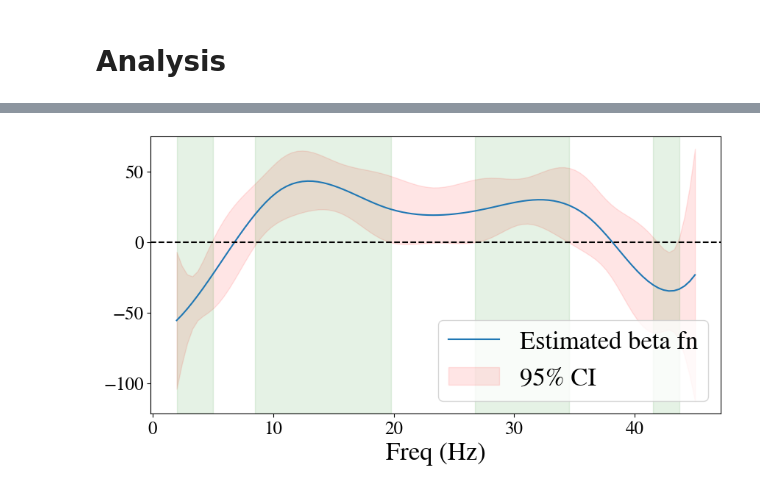
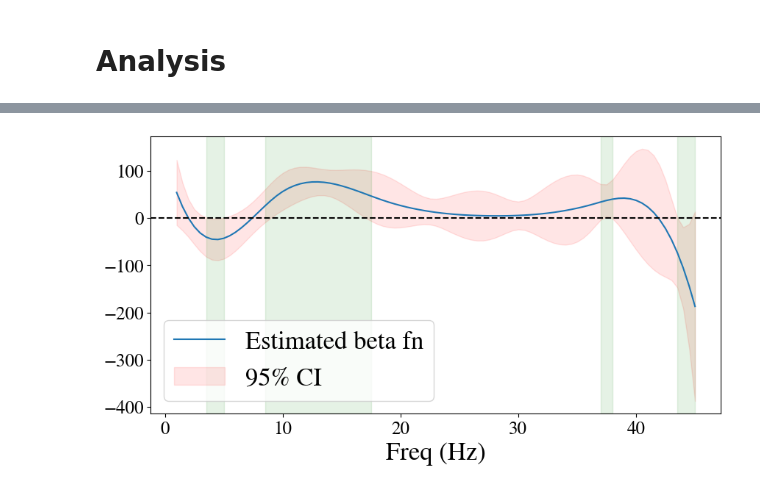
Before and after one commit to JINhuaqing/HDF, a Jupyter notebook: notebooks/real_data_run.ipynb, the cells around one changed output, grey strips where cells are left out. Drawn from its saved outputs; the diff is of its cells as text; code cells hidden in the pictures.

```diff
--- a/notebooks/real_data_run.ipynb
+++ b/notebooks/real_data_run.ipynb
@@ -2,6 +2,6 @@
 This file contains python code to check the hypothesis testing
 # %%
 RUN_PYTHON_SCRIPT = False
-SAVED_FOLDER = "real_data_test"
-DATA = ["AD88_PSD100_all.pkl", "Ctrl70_PSD100_all.pkl"]
+SAVED_FOLDER = "real_data_40"
+DATA = ["AD88_PSD_all.pkl", "Ctrl92_PSD_all.pkl"]
 # %% [output]
@@ -61,6 +61,15 @@ torch.set_default_tensor_type(torch.DoubleTensor)
 data_root = DATA_ROOT/"AD_vs_Ctrl_PSD/";
 AD_PSD = load_pkl(data_root/DATA[0]);
 ctrl_PSD = load_pkl(data_root/DATA[1]);
+if not isinstance(AD_PSD,dict):
+    tmp1 = AD_PSD
+    tmp2 = ctrl_PSD
+    AD_PSD = edict()
+    AD_PSD.PSDs = tmp1
+    AD_PSD.freqs = np.arange(1, 41)
+    ctrl_PSD = edict()
+    ctrl_PSD.PSDs = tmp2
+    ctrl_PSD.freqs = np.arange(1, 41)
 baseline = pd.read_csv(data_root/"AllDataBaselineOrdered_r_ncpt.csv");
 baseline["Gender_binary"] = baseline["Gender"].apply(lambda x: 0 if x=="female" else 1);
 baseline["Grp_binary"] = baseline["Grp"].apply(lambda x: 1 if x=="AD" else 0);
@@ -118,7 +127,7 @@ paras = edict(def_paras.copy())
 
 # Others
 paras.num_rep = 1000
-paras.freqs = AD_PSD.get("freqs");
+paras.freqs = AD_PSD.get("freqs", np.arange(1, 41)).reshape(-1);
 paras.SIS_ratio = 1 # the ratio to keep with SIS procedure
 paras.svdinv_eps_Q = 1
 paras.svdinv_eps_Psi = 0.999
@@ -437,7 +446,7 @@ def _obt_covmat(res):
 from scipy.stats import chi2
 tmp_fil = list(paras.save_dir.glob(f"seed*.pkl"))[0];
 tparas = load_pkl(tmp_fil)[-1];
-lams = np.array([0.1, 0.5, 1, 2,  2.5, 3, 4, 5, 6, 12, 24])
+lams = np.array([0.1, 0.5, 1, 1.5, 2,  3, 4, 5, 6, 12, 24])
 
 chi_df = tparas.r*tparas.N
 log_cv = np.log(0.05/68)
@@ -609,36 +658,41 @@ def _get_sig_bds(lows, ups):
 # %%
-opt_sel = res_sel[0][0];
-paras_sel = res_sel[-1];
-betas_sel = paras_sel.basis_mat @  opt_sel.Gamk;betas_sel.shape
-beta_est = betas_sel[:, 0]
-freqs_sel = paras_sel.freqs.reshape(-1)
-cov_mat = _obt_covmat(res_sel);
-cov_mat_beta = paras_sel.basis_mat @ cov_mat @ paras_sel.basis_mat.T;
+if not RUN_PYTHON_SCRIPT:
+    roi_sel = sorted_idxs[1];
+    fil = paras.save_dir/f"seed-0_lam-{sel_lams[roi_sel]*1000:.0f}_roi-{roi_sel}.pkl"
+    res_sel = load_pkl(fil, verbose=False);
 
-lows = beta_est - np.sqrt(np.diag(cov_mat_beta))*1.96
-ups = beta_est + np.sqrt(np.diag(cov_mat_beta))*1.96
+    opt_sel = res_sel[0][0];
+    paras_sel = res_sel[-1];
+    betas_sel = paras_sel.basis_mat @  opt_sel.Gamk;betas_sel.shape
+    beta_est = betas_sel[:, 0]
+    freqs_sel = paras_sel.freqs.reshape(-1)
+    cov_mat = _obt_covmat(res_sel);
+    cov_mat_beta = paras_sel.basis_mat @ cov_mat @ paras_sel.basis_mat.T;
 
-bds = _get_sig_bds(lows, ups)
-if not RUN_PYTHON_SCRIPT:
+    lows = beta_est - np.sqrt(np.diag(cov_mat_beta))*1.96
+    ups = beta_est + np.sqrt(np.diag(cov_mat_beta))*1.96
+
+    bds = _get_sig_bds(lows, ups)
+
     freq_data_sel = all_data.X[:, roi_sel];
     plt.plot(freqs_sel, beta_est, label="Estimated beta fn")
     plt.fill_between(freqs_sel, lows, ups, color="red", alpha=0.1, label="95% CI")
 
     if False:
         freq_data_sel_AD = freq_data_sel[grp_idxs=="AD"].mean(axis=0)
         freq_data_sel_ctrl = freq_data_sel[grp_idxs=="Ctrl"].mean(axis=0)
         plt.plot(freqs_sel, freq_data_sel_AD-freq_data_sel_ctrl, label="AD-Ctrl")
 
     y_min, y_max = plt.ylim()
     for bd in bds:
         x1, x2 = freqs_sel[bd[0]], freqs_sel[bd[1]]
         plt.fill_betweenx([y_min, y_max], x1=x1, x2=x2, color='green', alpha=0.1)
     plt.axhline(y=0, ls="--", color="black")
     plt.ylim([y_min, y_max])
     plt.xlabel("Freq (Hz)")
     plt.legend()
 # %% [output]
-[figure, old version]
+[figure, new version]
 # %%
 betaxs_sel = freq_data_sel * betas_sel[:, 0];
 betaxs_sel_AD = betaxs_sel[grp_idxs=="AD"].mean(axis=0)
```
Also changed, not shown: parts of 18 cells of this notebook.
